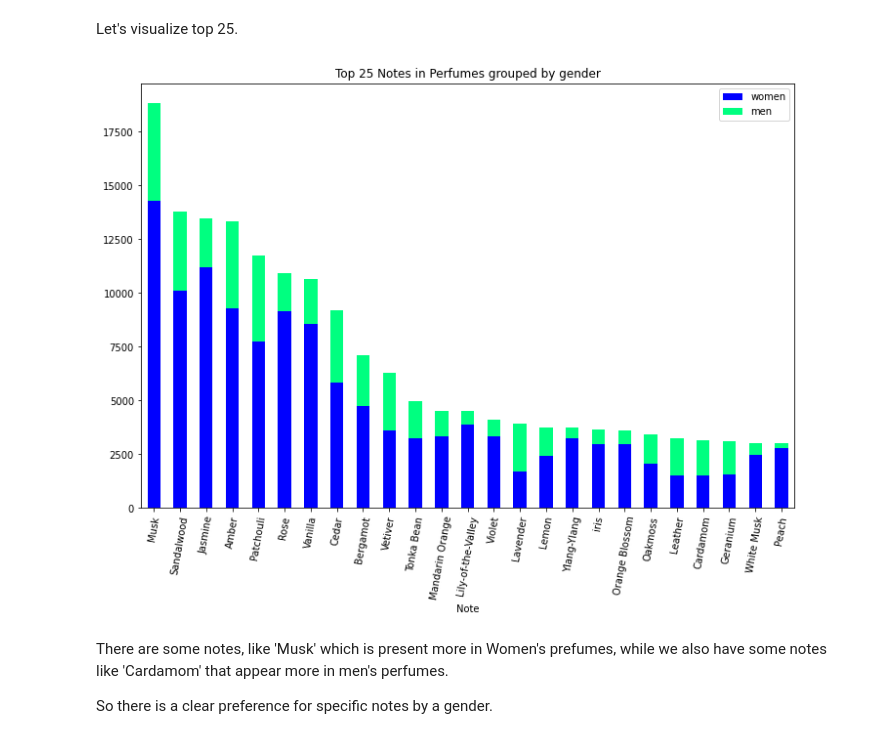
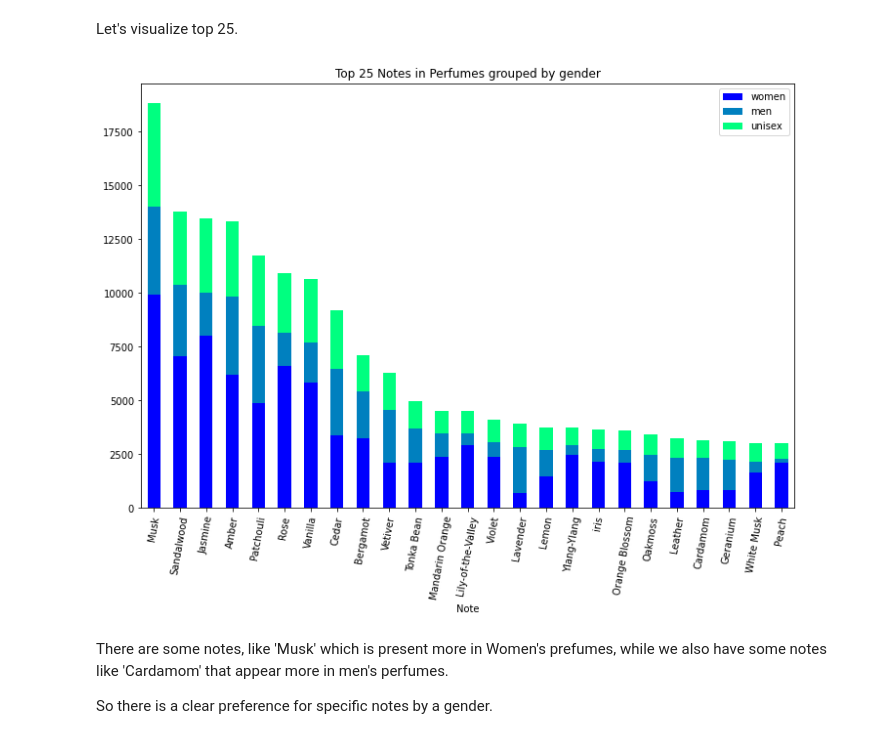
Before and after one commit to rporuthur/Springboard, a Jupyter notebook: SecondCapstone/notebook/3_EDA.ipynb, the cells around one changed output. Drawn from its saved outputs; the diff is of its cells as text; code cells hidden in the pictures.

```diff
--- a/SecondCapstone/notebook/3_EDA.ipynb
+++ b/SecondCapstone/notebook/3_EDA.ipynb
@@ -268 +277,6 @@ We have collected all the notes in a perfume to a single column.
+# %%
+df['notes_list'] = df.notes.str.split(',')
+df['top_notes_list'] = df.top_notes.str.split(',')
+df['middle_notes_list'] = df.middle_notes.str.split(',')
+df['base_notes_list'] = df.base_notes.str.split(',')
 # %% [markdown]
@@ -295,18 +307,25 @@ def get_count(label_count):
     else:
         count['men'] = 0
 
+    if 'unisex' in labels:
+        count['unisex'] = label_count['unisex']
+    else:
+        count['unisex'] = 0
+
     return count
 # %%
 women_count= []
 men_count= []
+unisex_count= []
 
 for note in notes_set:
     label_count = get_count(df.loc[df.notes_list.map(lambda x: True if note in x else False), 'label'].value_counts())
     women_count.append(label_count['women'])
     men_count.append(label_count['men'])
+    unisex_count.append(label_count['unisex'])
 
-note_count = pd.DataFrame({'note': list(notes_set), 'women': women_count, 'men': men_count})
-note_count ['total'] = note_count[['women', 'men']].sum(axis=1)
+note_count = pd.DataFrame({'note': list(notes_set), 'women': women_count, 'men': men_count, 'unisex': unisex_count})
+note_count ['total'] = note_count[['women', 'men', 'unisex']].sum(axis=1)
 note_count = note_count.sort_values(by='total', ascending=False).reset_index(drop=True)
 
 #     plt.figure(figsize=(10,5))
@@ -353,4 +369,0 @@ But we also note that the second note is an empty string. This not a valid infor
-# %%
-final_notes.drop(1, inplace=True)
-final_notes.reset_index(inplace=True, drop=True)
-final_notes
@@ -377,13 +372,14 @@ See the caveats in the documentation: https://pandas.pydata.org/pandas-docs/stab
 # %% [markdown]
 Let's visualize top 25.
 # %%
-final_notes.iloc[0:25, 0:3].set_index('note').plot(kind='bar', stacked=True, figsize=(12,8), colormap='winter')
+final_notes.iloc[0:25, 0:4].set_index('note').plot(kind='bar', stacked=True, figsize=(12,8), colormap='winter')
 plt.title('Top 25 Notes in Perfumes grouped by gender')
 plt.xticks(rotation=80)
 plt.xlabel('Note')
+plt.savefig('top25_notes_by_gender.png');
 plt.show();
 # %% [output]
-[figure, old version]
+[figure, new version]
 # %% [markdown]
 There are some notes, like 'Musk' which is present more in Women's prefumes, while we also have some notes like 'Cardamom' that appear more in men's perfumes.
 
```
Also changed, not shown: parts of 24 cells of this notebook, 2 other files.
